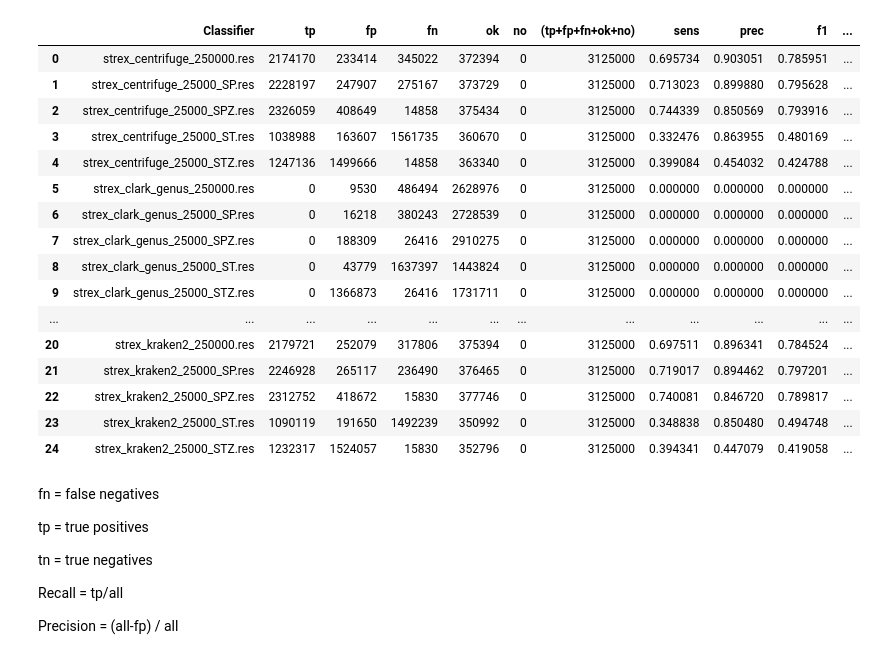
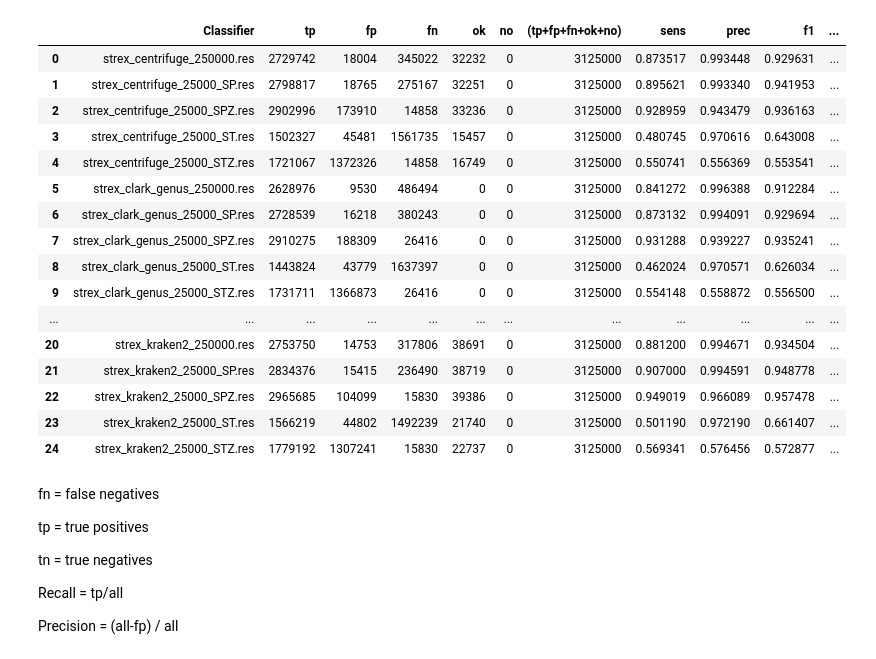
Before and after one commit to leonardoagg/Bioinformatics-Project, a Jupyter notebook: Analysis/ResultsEvaluationAnalysis.ipynb, the cells around one changed output. Drawn from its saved outputs; the diff is of its cells as text; code cells hidden in the pictures.

```diff
--- a/Analysis/ResultsEvaluationAnalysis.ipynb
+++ b/Analysis/ResultsEvaluationAnalysis.ipynb
@@ -3,26 +3,26 @@ import pandas as pd
 import matplotlib.pyplot as plt
 import numpy as np
 # %%
-df = pd.read_csv('../Script/results_evaluation_species.csv', sep='\t')
+df = pd.read_csv('../Script/results_evaluation_genus.csv', sep='\t')
 df
 # %% [output]
 |  | Classifier | tp | fp | fn | ok | no | (tp+fp+fn+ok+no) | sens | prec | f1 | ... |
-| 0 | strex_centrifuge_250000.res | 2174170 | 233414 | 345022 | 372394 | 0 | 3125000 | 0.695734 | 0.903051 | 0.785951 | ... |
-| 1 | strex_centrifuge_25000_SP.res | 2228197 | 247907 | 275167 | 373729 | 0 | 3125000 | 0.713023 | 0.899880 | 0.795628 | ... |
-| 2 | strex_centrifuge_25000_SPZ.res | 2326059 | 408649 | 14858 | 375434 | 0 | 3125000 | 0.744339 | 0.850569 | 0.793916 | ... |
-| 3 | strex_centrifuge_25000_ST.res | 1038988 | 163607 | 1561735 | 360670 | 0 | 3125000 | 0.332476 | 0.863955 | 0.480169 | ... |
-| 4 | strex_centrifuge_25000_STZ.res | 1247136 | 1499666 | 14858 | 363340 | 0 | 3125000 | 0.399084 | 0.454032 | 0.424788 | ... |
-| 5 | strex_clark_genus_250000.res | 0 | 9530 | 486494 | 2628976 | 0 | 3125000 | 0.000000 | 0.000000 | 0.000000 | ... |
-| 6 | strex_clark_genus_25000_SP.res | 0 | 16218 | 380243 | 2728539 | 0 | 3125000 | 0.000000 | 0.000000 | 0.000000 | ... |
-| 7 | strex_clark_genus_25000_SPZ.res | 0 | 188309 | 26416 | 2910275 | 0 | 3125000 | 0.000000 | 0.000000 | 0.000000 | ... |
-| 8 | strex_clark_genus_25000_ST.res | 0 | 43779 | 1637397 | 1443824 | 0 | 3125000 | 0.000000 | 0.000000 | 0.000000 | ... |
-| 9 | strex_clark_genus_25000_STZ.res | 0 | 1366873 | 26416 | 1731711 | 0 | 3125000 | 0.000000 | 0.000000 | 0.000000 | ... |
+| 0 | strex_centrifuge_250000.res | 2729742 | 18004 | 345022 | 32232 | 0 | 3125000 | 0.873517 | 0.993448 | 0.929631 | ... |
+| 1 | strex_centrifuge_25000_SP.res | 2798817 | 18765 | 275167 | 32251 | 0 | 3125000 | 0.895621 | 0.993340 | 0.941953 | ... |
+| 2 | strex_centrifuge_25000_SPZ.res | 2902996 | 173910 | 14858 | 33236 | 0 | 3125000 | 0.928959 | 0.943479 | 0.936163 | ... |
+| 3 | strex_centrifuge_25000_ST.res | 1502327 | 45481 | 1561735 | 15457 | 0 | 3125000 | 0.480745 | 0.970616 | 0.643008 | ... |
+| 4 | strex_centrifuge_25000_STZ.res | 1721067 | 1372326 | 14858 | 16749 | 0 | 3125000 | 0.550741 | 0.556369 | 0.553541 | ... |
+| 5 | strex_clark_genus_250000.res | 2628976 | 9530 | 486494 | 0 | 0 | 3125000 | 0.841272 | 0.996388 | 0.912284 | ... |
+| 6 | strex_clark_genus_25000_SP.res | 2728539 | 16218 | 380243 | 0 | 0 | 3125000 | 0.873132 | 0.994091 | 0.929694 | ... |
+| 7 | strex_clark_genus_25000_SPZ.res | 2910275 | 188309 | 26416 | 0 | 0 | 3125000 | 0.931288 | 0.939227 | 0.935241 | ... |
+| 8 | strex_clark_genus_25000_ST.res | 1443824 | 43779 | 1637397 | 0 | 0 | 3125000 | 0.462024 | 0.970571 | 0.626034 | ... |
+| 9 | strex_clark_genus_25000_STZ.res | 1731711 | 1366873 | 26416 | 0 | 0 | 3125000 | 0.554148 | 0.558872 | 0.556500 | ... |
 | ... | ... | ... | ... | ... | ... | ... | ... | ... | ... | ... | ... |
-| 20 | strex_kraken2_250000.res | 2179721 | 252079 | 317806 | 375394 | 0 | 3125000 | 0.697511 | 0.896341 | 0.784524 | ... |
-| 21 | strex_kraken2_25000_SP.res | 2246928 | 265117 | 236490 | 376465 | 0 | 3125000 | 0.719017 | 0.894462 | 0.797201 | ... |
-| 22 | strex_kraken2_25000_SPZ.res | 2312752 | 418672 | 15830 | 377746 | 0 | 3125000 | 0.740081 | 0.846720 | 0.789817 | ... |
-| 23 | strex_kraken2_25000_ST.res | 1090119 | 191650 | 1492239 | 350992 | 0 | 3125000 | 0.348838 | 0.850480 | 0.494748 | ... |
-| 24 | strex_kraken2_25000_STZ.res | 1232317 | 1524057 | 15830 | 352796 | 0 | 3125000 | 0.394341 | 0.447079 | 0.419058 | ... |
+| 20 | strex_kraken2_250000.res | 2753750 | 14753 | 317806 | 38691 | 0 | 3125000 | 0.881200 | 0.994671 | 0.934504 | ... |
+| 21 | strex_kraken2_25000_SP.res | 2834376 | 15415 | 236490 | 38719 | 0 | 3125000 | 0.907000 | 0.994591 | 0.948778 | ... |
+| 22 | strex_kraken2_25000_SPZ.res | 2965685 | 104099 | 15830 | 39386 | 0 | 3125000 | 0.949019 | 0.966089 | 0.957478 | ... |
+| 23 | strex_kraken2_25000_ST.res | 1566219 | 44802 | 1492239 | 21740 | 0 | 3125000 | 0.501190 | 0.972190 | 0.661407 | ... |
+| 24 | strex_kraken2_25000_STZ.res | 1779192 | 1307241 | 15830 | 22737 | 0 | 3125000 | 0.569341 | 0.576456 | 0.572877 | ... |
 # %% [markdown]
 fn = false negatives
 
```
Also changed, not shown: parts of 1 cell of this notebook, 3 other files.
